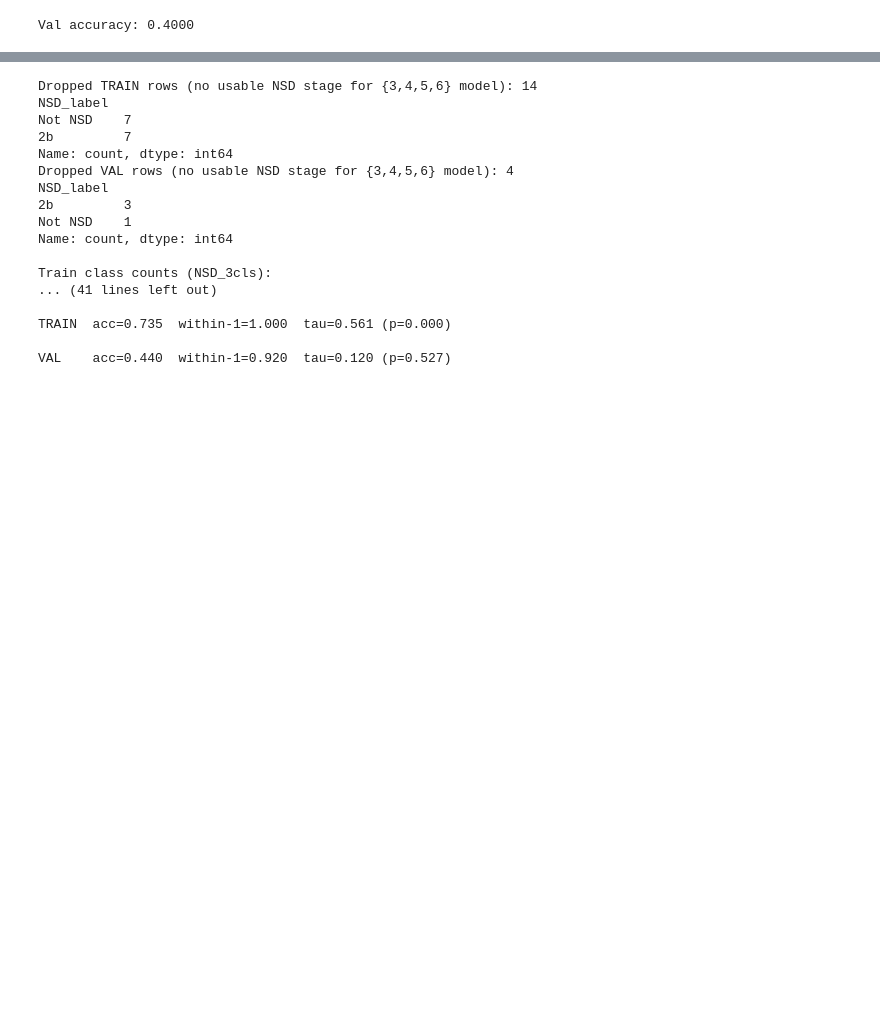
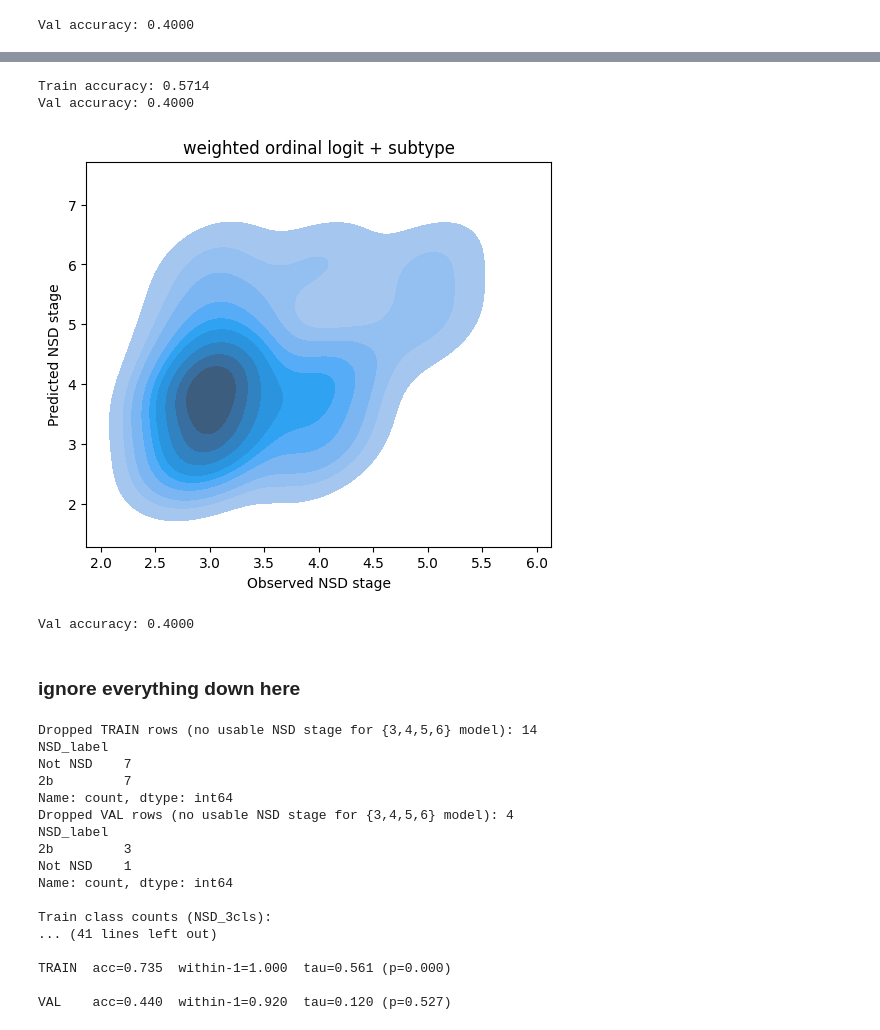
Before and after one commit to LAMCIG-lab/COMIND, a Jupyter notebook: notebooks/NSD_predict.ipynb, the cells around one changed output, grey strips where cells are left out. Saved outputs shown, nothing was run; the diff lists cells and outputs as text; code cells hidden in the pictures; blank space fills up the shorter version.

Commit message:
nsd predict with subtype in ord regression

```diff
--- a/notebooks/NSD_predict.ipynb
+++ b/notebooks/NSD_predict.ipynb
@@ -144 +209,33 @@ Val accuracy: 0.4000
+# %%
+pred_probas_train = res_sub.model.predict(params=res_sub.params, exog=X_train_sub)
+pred_idx_train = np.argmax(pred_probas_train, axis=1)
+pred_cat_train = pd.Series(
+    full_cats[pred_idx_train], index=ord_train["NSD_ordered"].index
+).astype(float)
+true_cat_train = ord_train["NSD_ordered"].astype(float)
+print(f"Train accuracy: {np.mean(pred_cat_train.values == true_cat_train.values):.4f}")
+
+pred_probas_val = res_sub.model.predict(params=res_sub.params, exog=X_val_sub)
+pred_idx_val = np.argmax(pred_probas_val, axis=1)
+pred_cat_val = pd.Series(
+    full_cats[pred_idx_val], index=ord_val["NSD_ordered"].index
+).astype(float)
+true_cat_val = ord_val["NSD_ordered"].astype(float)
+print(f"Val accuracy: {np.mean(pred_cat_val.values == true_cat_val.values):.4f}")
+# %% [output]
+Train accuracy: 0.5714
+Val accuracy: 0.4000
+# %%
+plt.figure(figsize=(6, 5))
+sns.kdeplot(x=true_cat_val, y=pred_cat_val, fill=True)
+plt.xlabel("Observed NSD stage")
+plt.ylabel("Predicted NSD stage")
+plt.title("weighted ordinal logit + subtype")
+plt.show()
+print(f"Val accuracy: {np.mean(pred_cat_val.values == true_cat_val.values):.4f}")
+# %% [output]
+[figure, added]
+Val accuracy: 0.4000
+# %% [markdown]
+### ignore everything down here
 # %%
```
Also changed, not shown: parts of 6 cells of this notebook.
